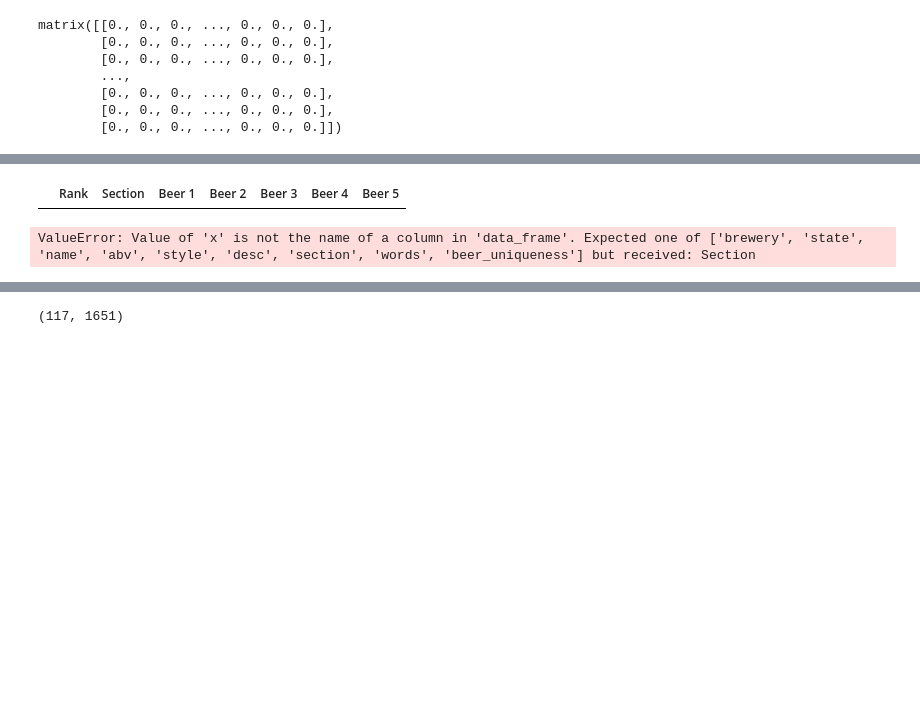
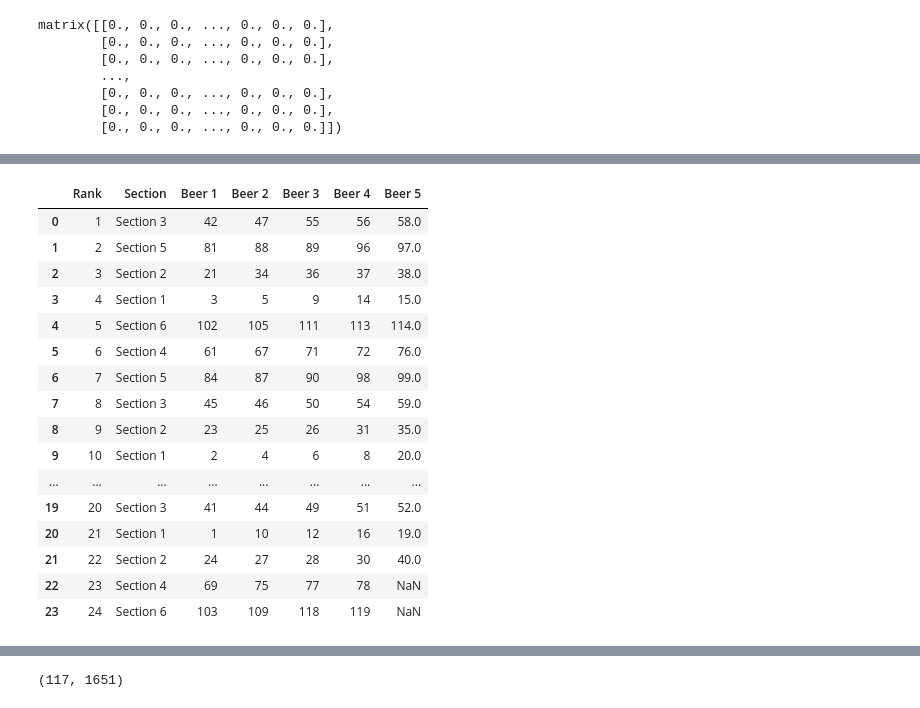
Before and after one commit to DeluxeClam/Beer-Recommender, a Jupyter notebook: Data-Manipulation/GABS_2024.ipynb, the cells around one changed output, grey strips where cells are left out. Drawn from its saved outputs; the diff is of its cells as text; code cells hidden in the pictures; blank space fills up the shorter version.

```diff
--- a/Data-Manipulation/GABS_2024.ipynb
+++ b/Data-Manipulation/GABS_2024.ipynb
@@ -34,5 +34,5 @@ df.head()
 # %%
 # Calculate std dev for each section
-std_df = df.groupby("Section")["Anticipation"].agg(np.var)#.reset_index()
+std_df = df.groupby("section")["rating"].agg(np.var)#.reset_index()
 display(std_df)
 # %% [output]
@@ -100,15 +107,19 @@ while len(all_beers) > 0:
 
     # Find the section with the best paddle
     sec = temp_df.sort_values("beer_uniqueness", ascending=False) \
-            .groupby("Section")["Anticipation"].nlargest(5).reset_index() \
-            .groupby("Section") \
+            .groupby("section")["rating"].nlargest(5).reset_index() \
+            .groupby("section") \
             .agg("sum") \
-            .join(pd.DataFrame(std_df).rename(columns={"Anticipation":"std"}), on="Section") \
-            .sort_values(["Anticipation", "std"], ascending=False) \
+            .join(pd.DataFrame(std_df).rename(columns={"rating":"std"}), on="section") \
+            .sort_values(["rating", "std"], ascending=False) \
             .index[0]
 
     # Get that paddle
-    paddle = list(temp_df[temp_df.Section==sec].sort_values(["Anticipation", "beer_uniqueness"], ascending=[False, False]).head(5).reset_index().Number)
+    paddle = sorted(list(temp_df[temp_df.section==sec].sort_values(["rating", "beer_uniqueness"], ascending=[False, False]).head(5).reset_index().num))
+
+    # Make sure 5 in each paddle
+    while len(paddle) < 5:
+        paddle.append(np.NaN)
 
     # Store that paddle
     paddle_list[str(paddle_index)] = (f'Section {sec}', paddle)
@@ -127,37 +154,53 @@ KeyError: 'Section'
 # %%
 # Display Results
 rank = []
 section = []
 beer1 = []
 beer2 = []
 beer3 = []
 beer4 = []
 beer5 = []
 for key, value in paddle_list.items():
     rank.append(key)
     section.append(value[0])
     beer1.append(value[1][0])
     beer2.append(value[1][1])
     beer3.append(value[1][2])
     beer4.append(value[1][3])
     beer5.append(value[1][4])
 
 god_tier_paddle_tiers_df = pd.DataFrame({"Rank":rank,
                                          "Section":section,
                                          "Beer 1":beer1,
                                          "Beer 2":beer2,
                                          "Beer 3":beer3,
                                          "Beer 4":beer4,
                                          "Beer 5":beer5})
 
 display(god_tier_paddle_tiers_df)
+
+god_tier_paddle_tiers_df.to_csv("../Data/GABS_2024_paddles.csv", index=False)
 # %% [output]
 |  | Rank | Section | Beer 1 | Beer 2 | Beer 3 | Beer 4 | Beer 5 |
+| 0 | 1 | Section 3 | 42 | 47 | 55 | 56 | 58.0 |
+| 1 | 2 | Section 5 | 81 | 88 | 89 | 96 | 97.0 |
+| 2 | 3 | Section 2 | 21 | 34 | 36 | 37 | 38.0 |
+| 3 | 4 | Section 1 | 3 | 5 | 9 | 14 | 15.0 |
+| 4 | 5 | Section 6 | 102 | 105 | 111 | 113 | 114.0 |
+| 5 | 6 | Section 4 | 61 | 67 | 71 | 72 | 76.0 |
+| 6 | 7 | Section 5 | 84 | 87 | 90 | 98 | 99.0 |
+| 7 | 8 | Section 3 | 45 | 46 | 50 | 54 | 59.0 |
+| 8 | 9 | Section 2 | 23 | 25 | 26 | 31 | 35.0 |
+| 9 | 10 | Section 1 | 2 | 4 | 6 | 8 | 20.0 |
+| ... | ... | ... | ... | ... | ... | ... | ... |
+| 19 | 20 | Section 3 | 41 | 44 | 49 | 51 | 52.0 |
+| 20 | 21 | Section 1 | 1 | 10 | 12 | 16 | 19.0 |
+| 21 | 22 | Section 2 | 24 | 27 | 28 | 30 | 40.0 |
+| 22 | 23 | Section 4 | 69 | 75 | 77 | 78 | NaN |
+| 23 | 24 | Section 6 | 103 | 109 | 118 | 119 | NaN |
 # %%
 fig = px.box(df,
-             x="Section",
-             y="Anticipation")
+             x="section",
+             y="rating")
 fig.show()
-# %% [output]
-ValueError: Value of 'x' is not the name of a column in 'data_frame'. Expected one of ['brewery', 'state', 'name', 'abv', 'style', 'desc', 'section', 'words', 'beer_uniqueness'] but received: Section
 # %%
```
Also changed, not shown: parts of 8 cells of this notebook, 2 other files.
